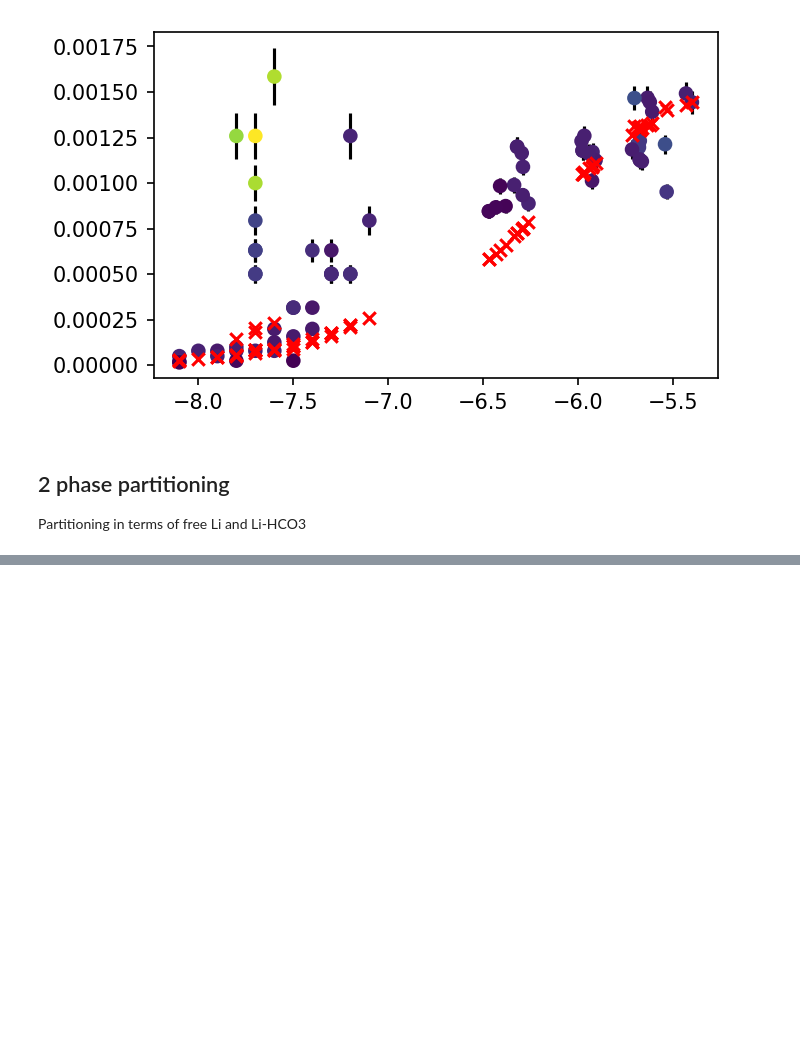
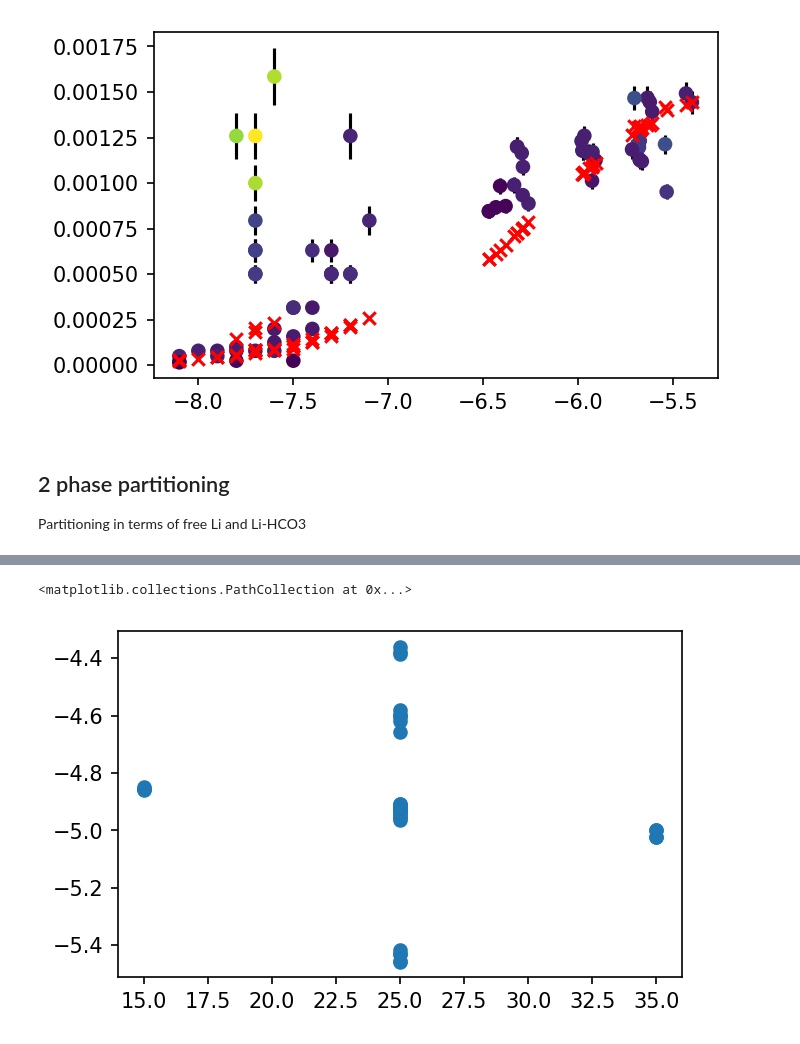
Before and after one commit to oscarbranson/supplementary, a Jupyter notebook: supplements/inorg_Li/03_Analysis.ipynb, the cells around one changed output, grey strips where cells are left out. Saved outputs shown, nothing was run; the diff lists cells and outputs as text; code cells hidden in the pictures; blank space fills up the shorter version.

```diff
--- a/supplements/inorg_Li/03_Analysis.ipynb
+++ b/supplements/inorg_Li/03_Analysis.ipynb
@@ -403,3 +430,8 @@ Partitioning in terms of free Li and Li-HCO3
+# %%
+plt.scatter(df.llnl['temp(C)'], df.llnl.la_NaHCO3)
+# %% [output]
+<matplotlib.collections.PathCollection at 0x...>
+[figure, added]
 # %%
 #
 
```
Also changed, not shown: parts of 9 cells of this notebook.
